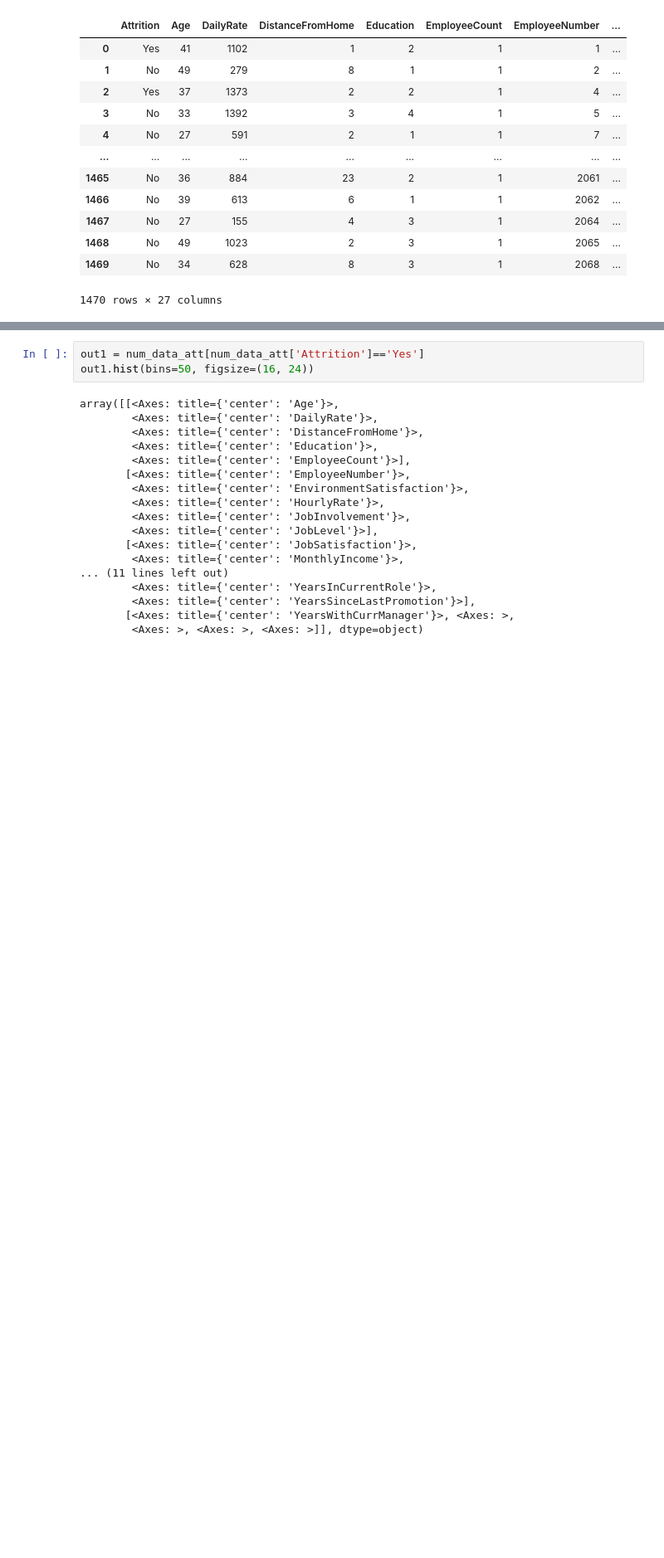
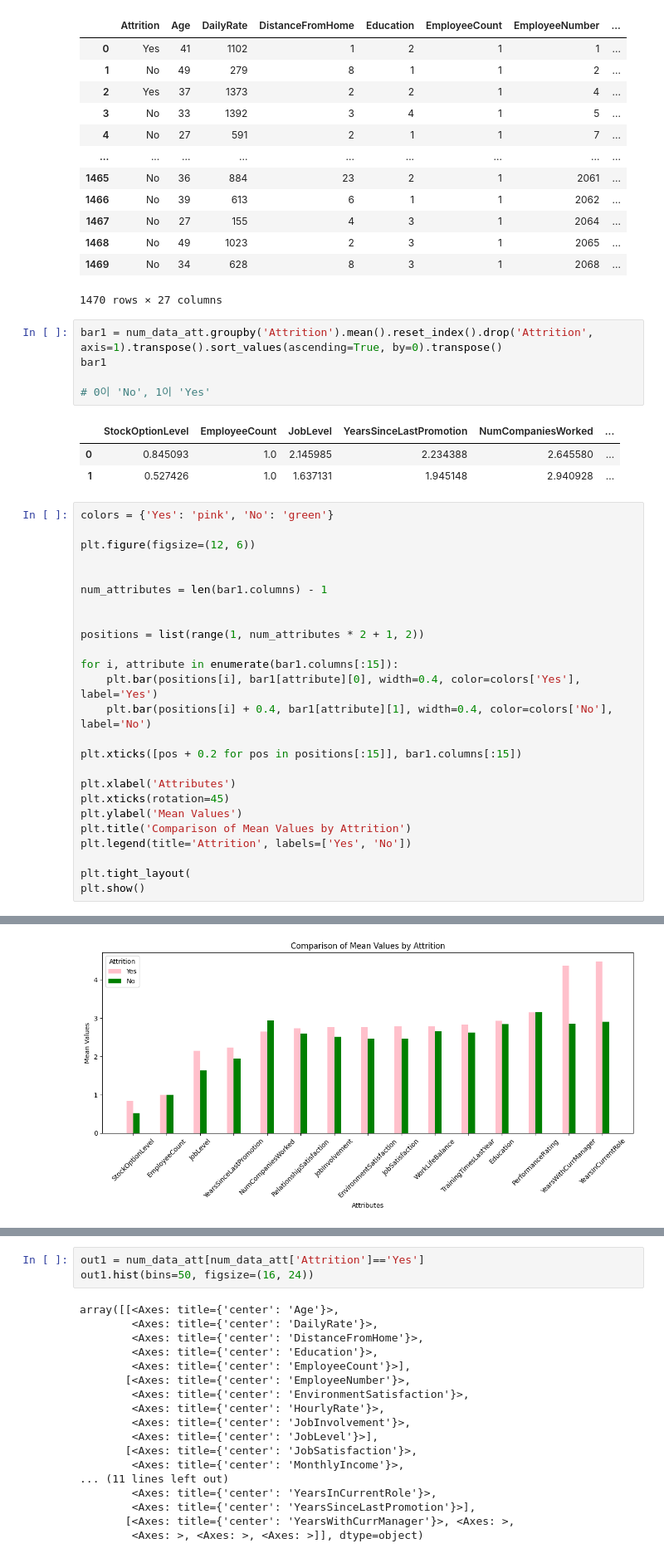
Before and after one commit to jiboo01/Tobigs20, a Jupyter notebook: Week1_EDA.ipynb, the cells around one changed output, grey strips where cells are left out. Shown at 83% size. Drawn from its saved outputs; the diff is of its cells as text; blank space fills up the shorter version.

```diff
--- a/Week1_EDA.ipynb
+++ b/Week1_EDA.ipynb
@@ -208,3 +208,38 @@ num_data_att
 | 1468 | No | 49 | 1023 | 2 | 3 | 1 | 2065 | ... |
 | 1469 | No | 34 | 628 | 8 | 3 | 1 | 2068 | ... |
 1470 rows × 27 columns
+# %%
+bar1 = num_data_att.groupby('Attrition').mean().reset_index().drop('Attrition', axis=1).transpose().sort_values(ascending=True, by=0).transpose()
+bar1
+
+# 0이 'No', 1이 'Yes'
+# %% [output]
+|  | StockOptionLevel | EmployeeCount | JobLevel | YearsSinceLastPromotion | NumCompaniesWorked | ... |
+| 0 | 0.845093 | 1.0 | 2.145985 | 2.234388 | 2.645580 | ... |
+| 1 | 0.527426 | 1.0 | 1.637131 | 1.945148 | 2.940928 | ... |
+# %%
+colors = {'Yes': 'pink', 'No': 'green'}
+
+plt.figure(figsize=(12, 6))
+
+
+num_attributes = len(bar1.columns) - 1
+
+
+positions = list(range(1, num_attributes * 2 + 1, 2))
+
+for i, attribute in enumerate(bar1.columns[:15]):
+    plt.bar(positions[i], bar1[attribute][0], width=0.4, color=colors['Yes'], label='Yes')
+    plt.bar(positions[i] + 0.4, bar1[attribute][1], width=0.4, color=colors['No'], label='No')
+
+plt.xticks([pos + 0.2 for pos in positions[:15]], bar1.columns[:15])
+
+plt.xlabel('Attributes')
+plt.xticks(rotation=45)
+plt.ylabel('Mean Values')
+plt.title('Comparison of Mean Values by Attrition')
+plt.legend(title='Attrition', labels=['Yes', 'No'])
+
+plt.tight_layout(
+plt.show()
+# %% [output]
@@ -210,0 +263 @@ num_data_att
+[figure, added]
```
Also changed, not shown: parts of 6 cells of this notebook.
